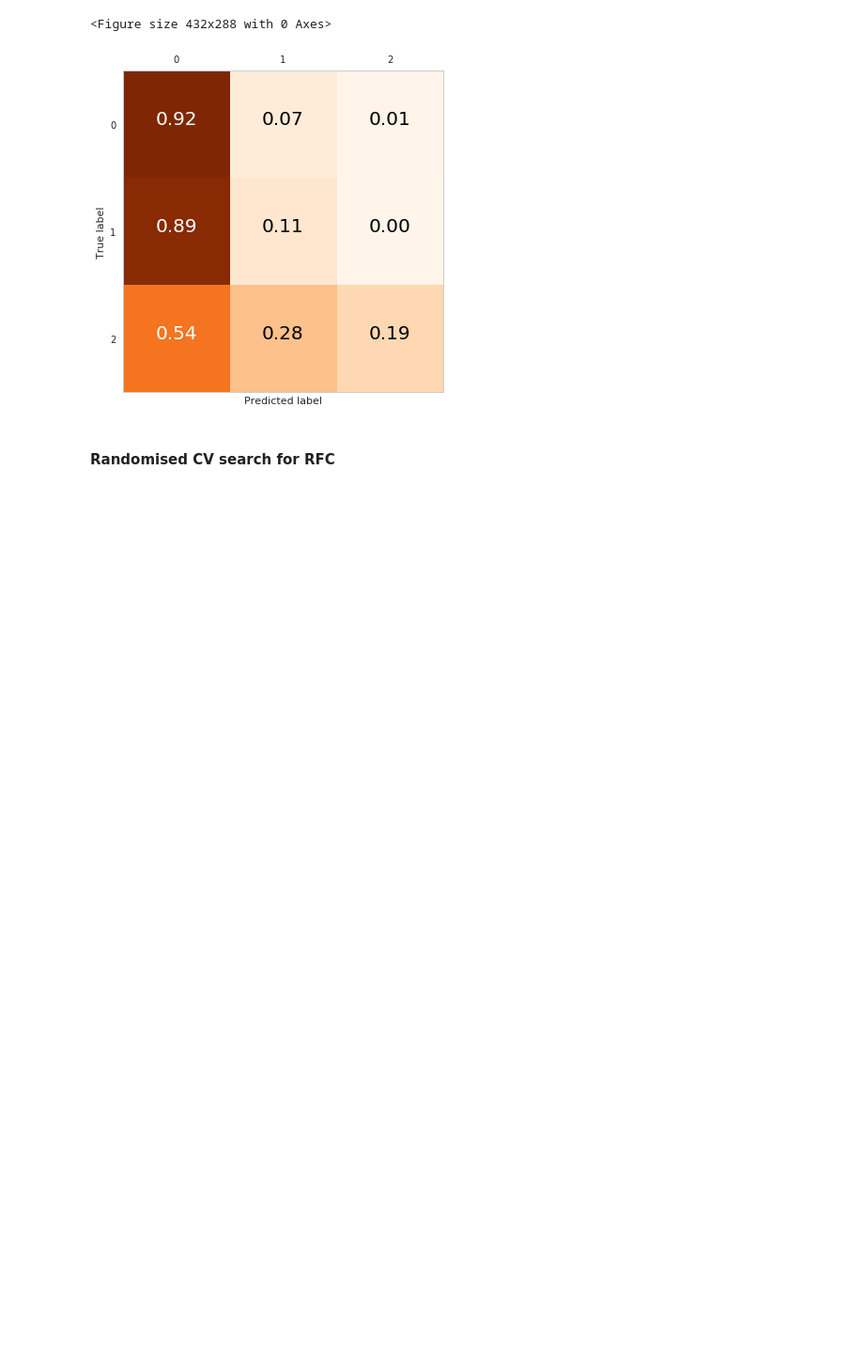
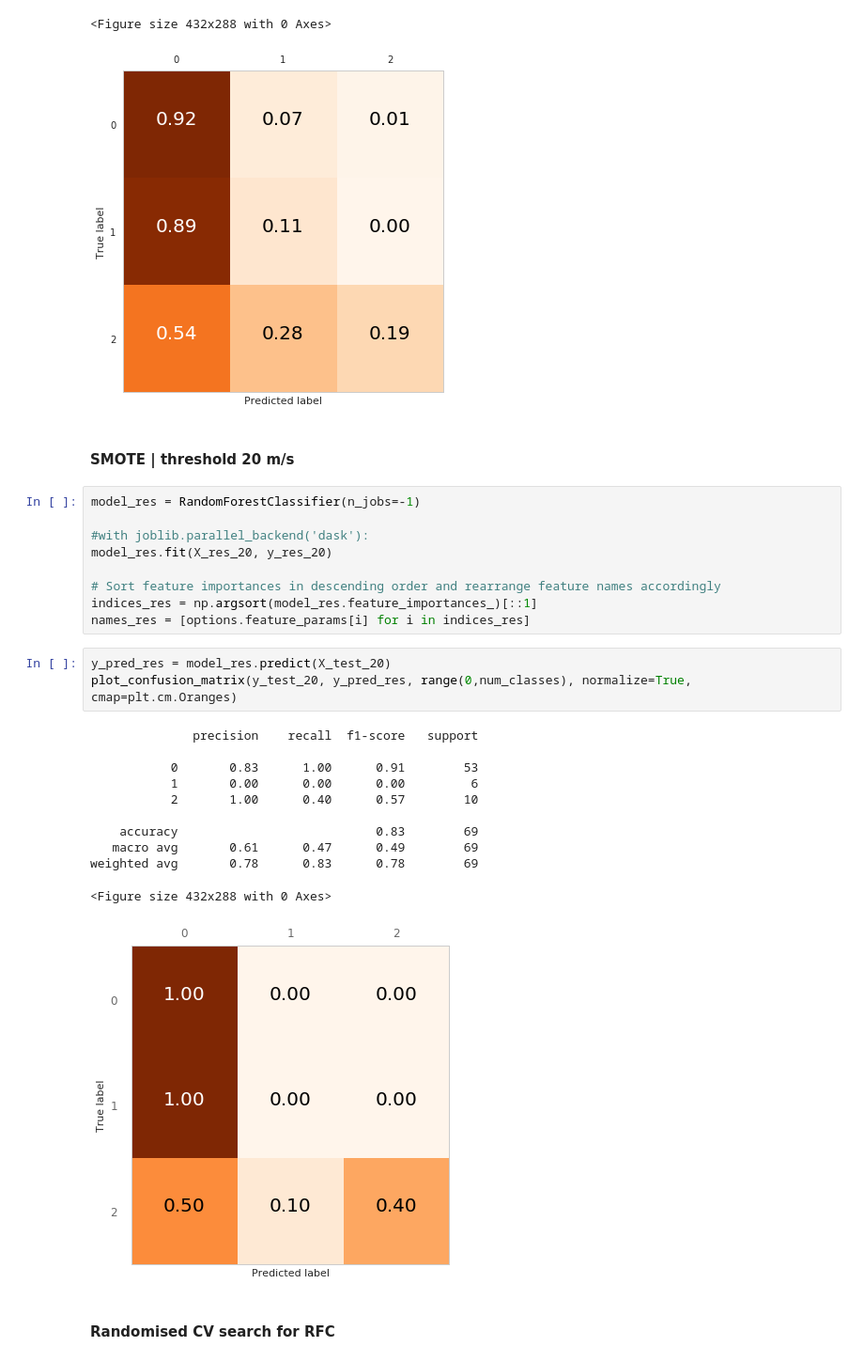
Before and after one commit to fmidev/sasse-polygon-process, a Jupyter notebook: notebooks/model_experiments.ipynb, the cells around one changed output. Shown at 94% size. Drawn from its saved outputs; the diff is of its cells as text; blank space fills up the shorter version.

```diff
--- a/notebooks/model_experiments.ipynb
+++ b/notebooks/model_experiments.ipynb
@@ -269,6 +295,32 @@ plot_confusion_matrix(y_test, y_pred_res, range(0,num_classes), normalize=True,
 weighted avg       0.78      0.78      0.77       559
 <Figure size 432x288 with 0 Axes>
 [figure]
+# %% [markdown]
+#### SMOTE | threshold 20 m/s
+# %%
+model_res = RandomForestClassifier(n_jobs=-1)
+
+#with joblib.parallel_backend('dask'):
+model_res.fit(X_res_20, y_res_20)
+
+# Sort feature importances in descending order and rearrange feature names accordingly
+indices_res = np.argsort(model_res.feature_importances_)[::1]
+names_res = [options.feature_params[i] for i in indices_res]
+# %%
+y_pred_res = model_res.predict(X_test_20)
+plot_confusion_matrix(y_test_20, y_pred_res, range(0,num_classes), normalize=True, cmap=plt.cm.Oranges)
+# %% [output]
+              precision    recall  f1-score   support
+
+           0       0.83      1.00      0.91        53
+           1       0.00      0.00      0.00         6
+           2       1.00      0.40      0.57        10
+
+    accuracy                           0.83        69
+   macro avg       0.61      0.47      0.49        69
+weighted avg       0.78      0.83      0.78        69
+<Figure size 432x288 with 0 Axes>
+[figure, added]
 # %% [markdown]
 #### Randomised CV search for RFC
 # %%
```
Also changed, not shown: parts of 13 cells of this notebook, 2 other files.
